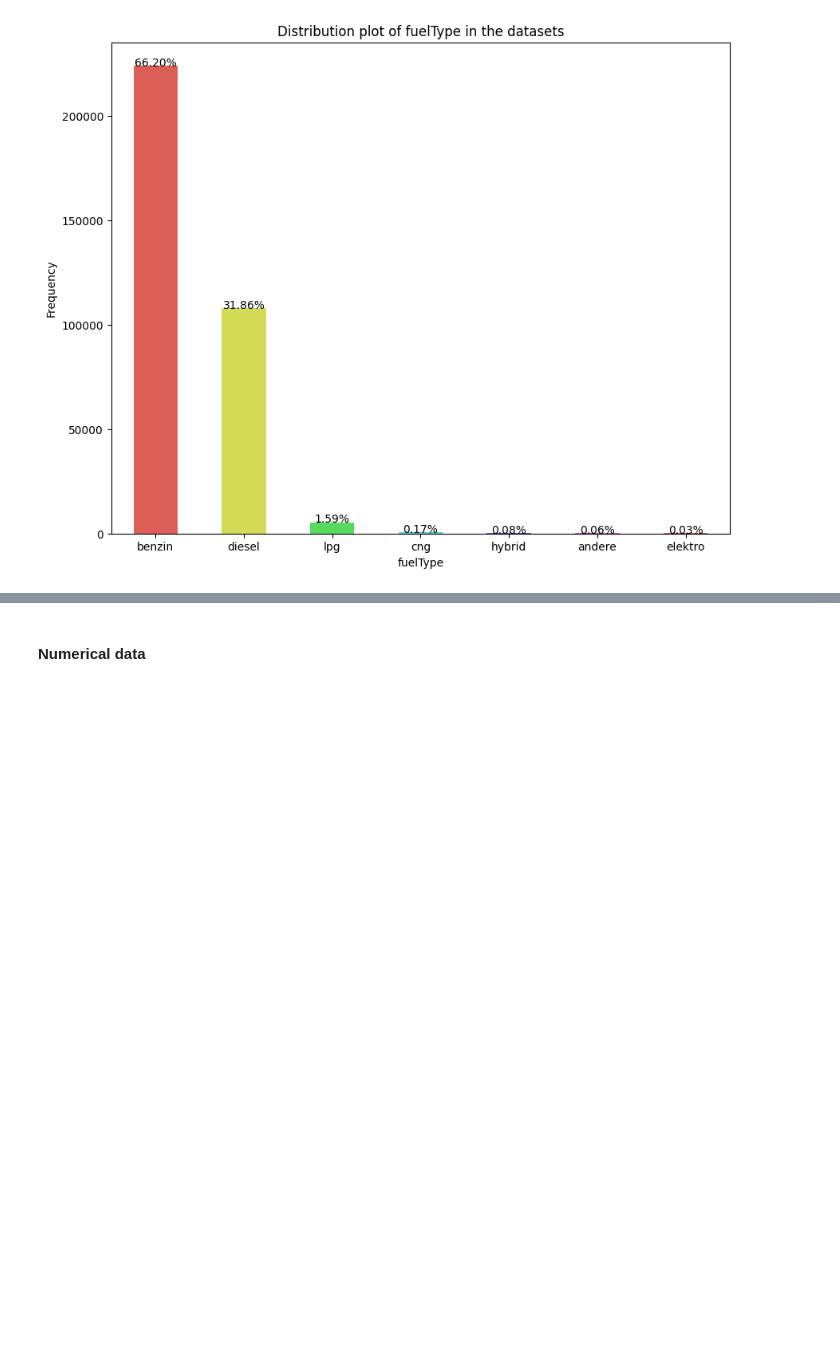
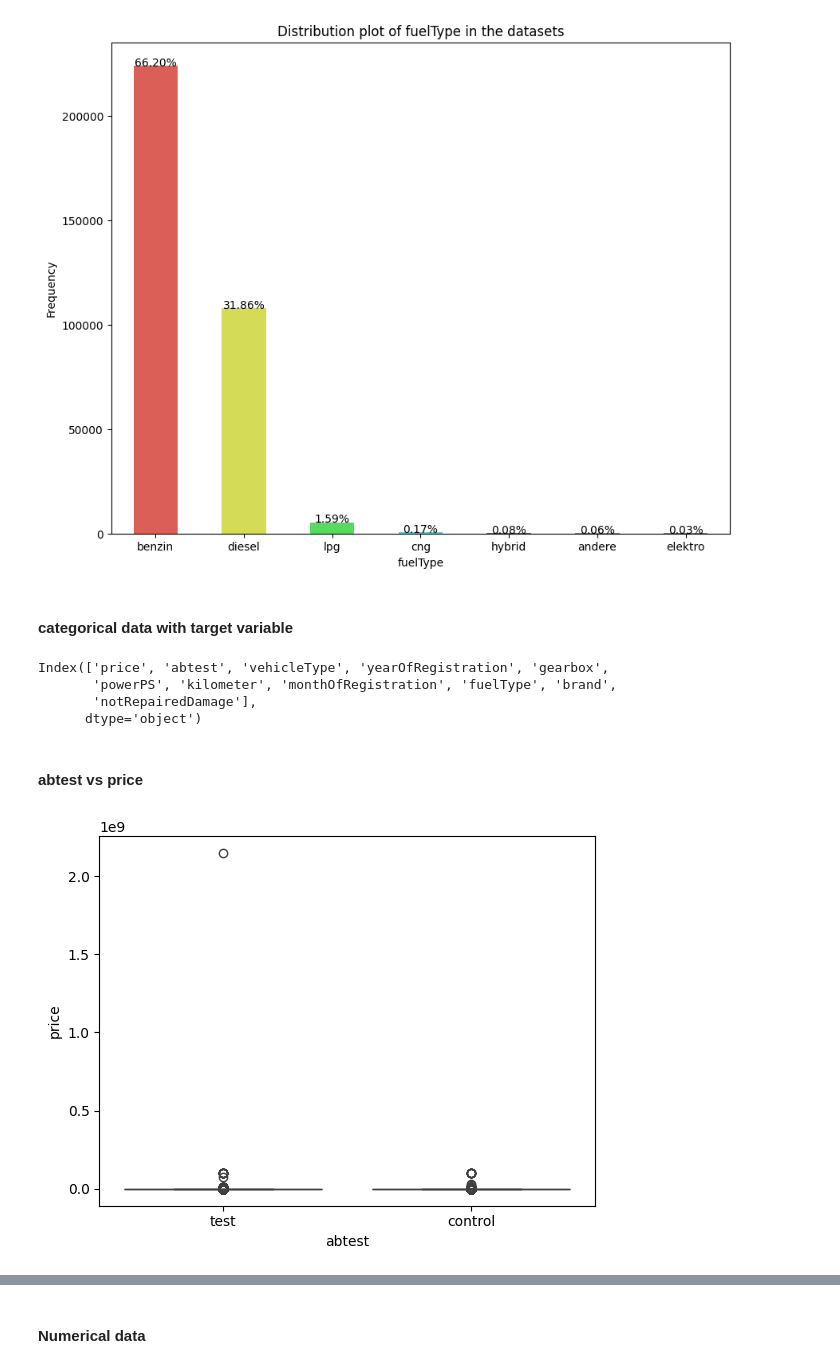
Before and after one commit to rajendra195/ds_ml_project, a Jupyter notebook: notebook_file/data_ingestion_and_profiling.ipynb, the cells around one changed output, grey strips where cells are left out. Drawn from its saved outputs; the diff is of its cells as text; code cells hidden in the pictures; blank space fills up the shorter version.

```diff
--- a/notebook_file/data_ingestion_and_profiling.ipynb
+++ b/notebook_file/data_ingestion_and_profiling.ipynb
@@ -639,3 +639,19 @@ df.head(2)
 univariate_barplot(data=df, column="fuelType")
 # %% [output]
 [figure]
+# %% [markdown]
+#### categorical data with target variable
+# %%
+df.columns
+# %% [output]
+Index(['price', 'abtest', 'vehicleType', 'yearOfRegistration', 'gearbox',
+       'powerPS', 'kilometer', 'monthOfRegistration', 'fuelType', 'brand',
+       'notRepairedDamage'],
+      dtype='object')
+# %% [markdown]
+#### abtest vs price
+# %%
+sns.boxplot(data=df, x="abtest", y="price")
+plt.show()
+# %% [output]
+[figure, added]
```
Also changed, not shown: parts of 45 cells of this notebook.
